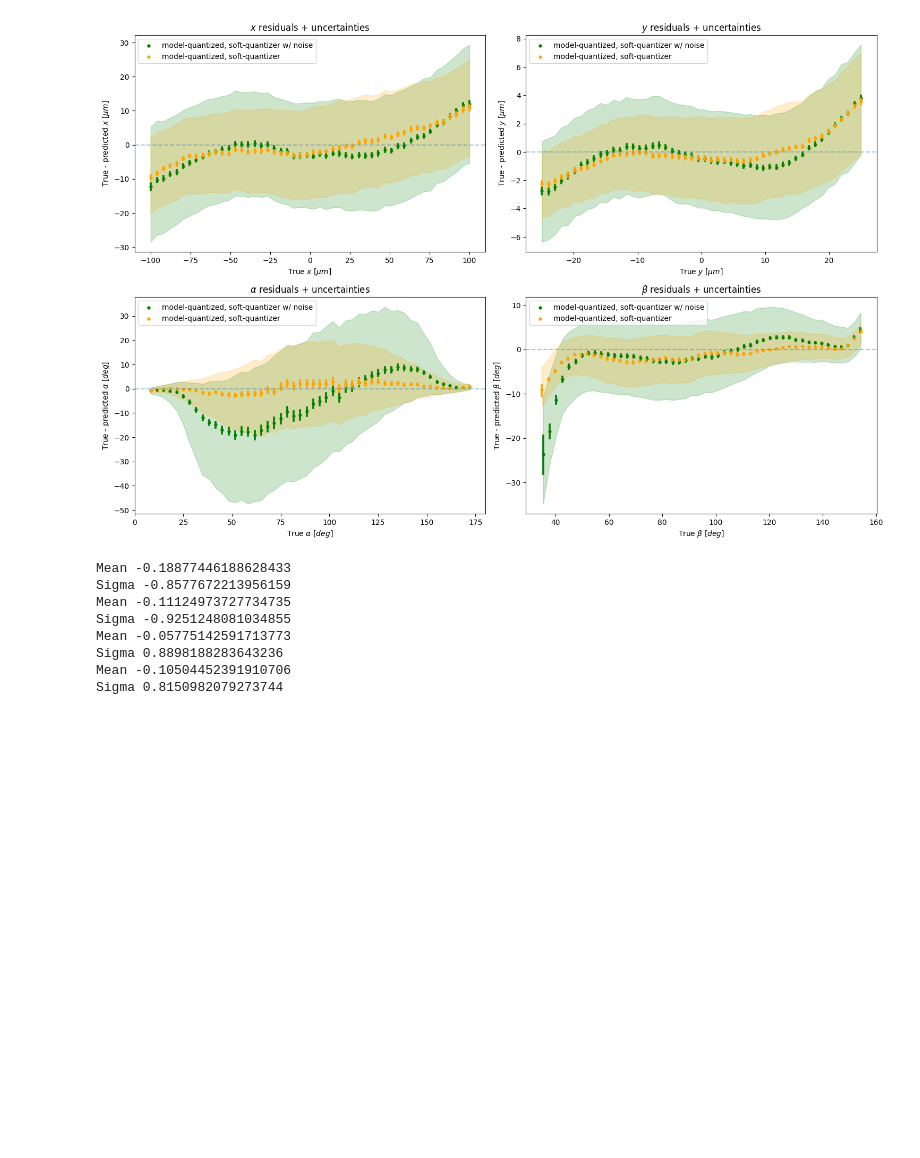
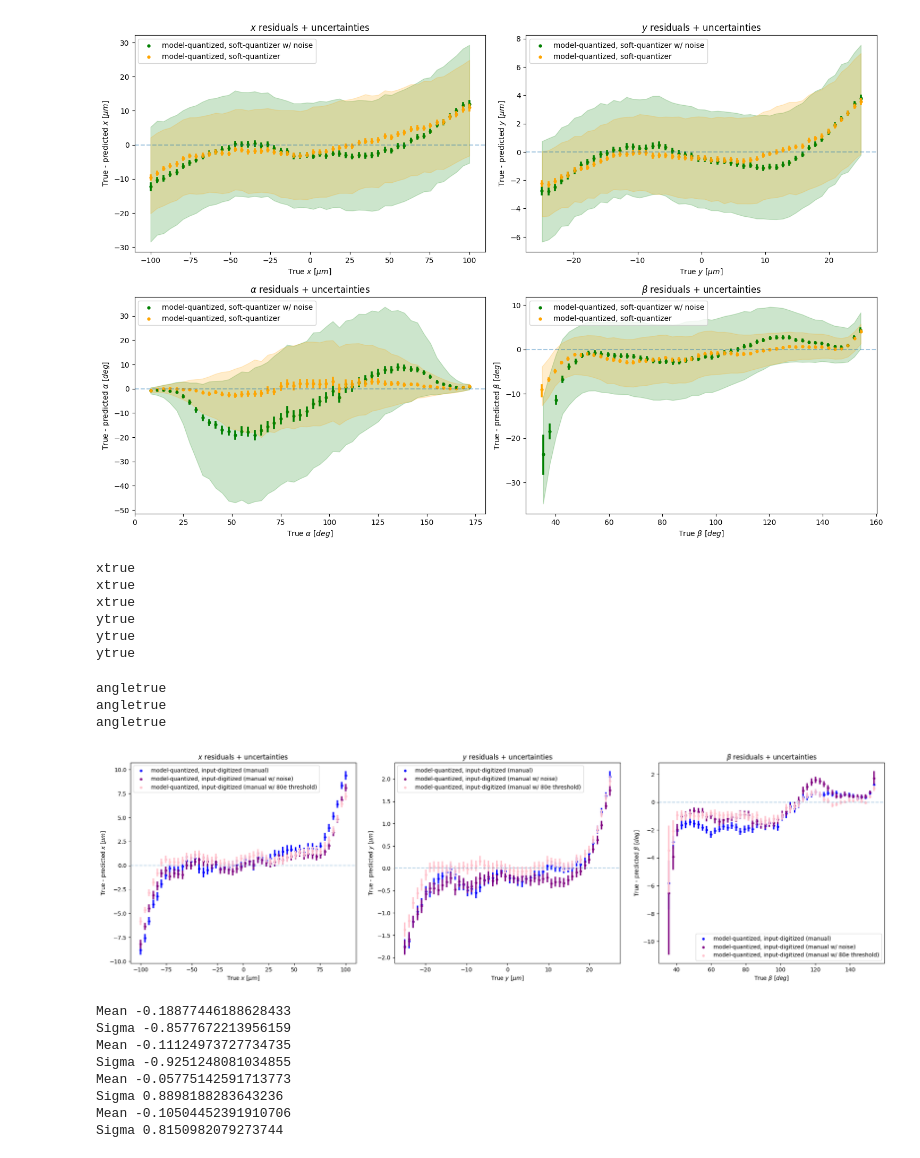
Before and after one commit to davidgjiang/smart-pixels-ml, a Jupyter notebook: performance_plots.ipynb, the cells around one changed output. Cells and saved outputs as stored; diff of their text form; code cells hidden in the pictures; blank space fills up the shorter version.

```diff
--- a/performance_plots.ipynb
+++ b/performance_plots.ipynb
@@ -202,9 +202,9 @@ def residual_plot(ax, thisdf, var1, var2, name, color, label=None, scaling=1.0,
     downbar = []
     for i in range(0,nbins):
         means += [np.mean(thisdf['residual'+var2][(var1_scaled>xmin + i*step) & (var1_scaled<xmin + (i+1)*step)])]
-        upbar += [means[i] + np.mean(thisdf['sigma'+var2][(var1_scaled>xmin + i*step) & (var1_scaled<xmin + (i+1)*step)] * scaling)]
-        downbar += [means[i] - np.mean(thisdf['sigma'+var2][(var1_scaled>xmin + i*step) & (var1_scaled<xmin + (i+1)*step)] * scaling)]
-    ax.fill_between(x=np.linspace(xmin,xmax,nbins),y1=upbar,y2=downbar, alpha=alpha, color=color)
+    #    upbar += [means[i] + np.mean(thisdf['sigma'+var2][(var1_scaled>xmin + i*step) & (var1_scaled<xmin + (i+1)*step)] * scaling)]
+    #    downbar += [means[i] - np.mean(thisdf['sigma'+var2][(var1_scaled>xmin + i*step) & (var1_scaled<xmin + (i+1)*step)] * scaling)]
+    #ax.fill_between(x=np.linspace(xmin,xmax,nbins),y1=upbar,y2=downbar, alpha=alpha, color=color)
 
 pi = 3.14159265359
 
@@ -221,8 +221,8 @@ def residual_plot_deg(ax, thisdf, var1, var2, name, color, label=None, scaling=1
 
     thisdf['angle'] = inverse_cot(thisdf[var2].values * scaling)*180/pi
 
-    thisdf['angleup'] = abs(inverse_cot((thisdf[var2].values + thisdf['sigma'+var2].values) * scaling)*180/pi - thisdf['angle'])
-    thisdf['angledown'] = abs(inverse_cot((thisdf[var2].values - thisdf['sigma'+var2].values) * scaling)*180/pi - thisdf['angle'])
+    #thisdf['angleup'] = abs(inverse_cot((thisdf[var2].values + thisdf['sigma'+var2].values) * scaling)*180/pi - thisdf['angle'])
+    #thisdf['angledown'] = abs(inverse_cot((thisdf[var2].values - thisdf['sigma'+var2].values) * scaling)*180/pi - thisdf['angle'])
     thisdf['angletrue'] = inverse_cot(thisdf[var1].values * scaling)*180/pi
 
     var1 = 'angletrue'
@@ -246,10 +246,10 @@ def residual_plot_deg(ax, thisdf, var1, var2, name, color, label=None, scaling=1
     downbar = []
     for i in range(0,nbins):
         means += [np.mean(thisdf['residual'+var2][(thisdf[var1]>xmin + i*step) & (thisdf[var1]<xmin + (i+1)*step)])]
-        upbar += [means[i] + np.mean(thisdf['angleup'][(thisdf[var1]>xmin + i*step) & (thisdf[var1]<xmin + (i+1)*step)])]
-        downbar += [means[i] - np.mean(thisdf['angledown'][(thisdf[var1]>xmin + i*step) & (thisdf[var1]<xmin + (i+1)*step)])]
+    #    upbar += [means[i] + np.mean(thisdf['angleup'][(thisdf[var1]>xmin + i*step) & (thisdf[var1]<xmin + (i+1)*step)])]
+    #    downbar += [means[i] - np.mean(thisdf['angledown'][(thisdf[var1]>xmin + i*step) & (thisdf[var1]<xmin + (i+1)*step)])]
     #ax.scatter(x=np.linspace(xmin,xmax,nbins),y=means)
-    ax.fill_between(x=np.linspace(xmin,xmax,nbins),y1=upbar,y2=downbar, alpha=alpha, color=color)
+    #ax.fill_between(x=np.linspace(xmin,xmax,nbins),y1=upbar,y2=downbar, alpha=alpha, color=color)
 # %% [markdown]
 ### Residuals vs Truth
 # %%
@@ -297,6 +297,47 @@ angletrue
 angletrue
 angletrue
 [figure]
+# %%
+fig, ax = plt.subplots(1,3, figsize=(20,6))
+
+residual_plot(ax[0], df_1, 'xtrue', 'x', label='model-quantized, input-digitized (manual)', name=r'$x$ $[\mu m]$', color='blue', scaling=99.15601245922858)
+residual_plot(ax[0], df_2, 'xtrue', 'x', label='model-quantized, input-digitized (manual w/ noise)', name=r'$x$ $[\mu m]$', color='purple', scaling=99.15601245922858)
+residual_plot(ax[0], df_3, 'xtrue', 'x', label='model-quantized, input-digitized (manual w/ 80e threshold)', name=r'$x$ $[\mu m]$', color='pink', scaling=99.15601245922858)
+residual_plot(ax[0], df_4, 'xtrue', 'x', label='model-quantized', name=r'$x$ $[\mu m]$', color='green', scaling=99.11786583963806)
+
+ax[0].axhline(alpha=0.4, ls='dashed')
+ax[0].set_title(r'$x$ residuals + uncertainties')
+ax[0].legend(loc='upper left')
+
+residual_plot(ax[1], df_1, 'ytrue', 'y', label='model-quantized, input-digitized (manual)', name=r'$y$ $[\mu m]$', color='blue', scaling=24.802321286614486)
+residual_plot(ax[1], df_2, 'ytrue', 'y', label='model-quantized, input-digitized (manual w/ noise)', name=r'$y$ $[\mu m]$', color='purple', scaling=24.802321286614486)
+residual_plot(ax[1], df_3, 'ytrue', 'y', label='model-quantized, input-digitized (manual w/ 80e threshold)', name=r'$y$ $[\mu m]$', color='pink', scaling=24.802321286614486)
+ax[1].axhline(alpha=0.4, ls='dashed')
+ax[1].set_title(r'$y$ residuals + uncertainties')
+ax[1].legend(loc='upper left')
+
+residual_plot_deg(ax[2], df_1, 'cotBtrue', 'cotB', label='model-quantized, input-digitized (manual)', name=r'$\beta$ $[deg]$', color='blue', scaling=1.8805116636469477)
+residual_plot_deg(ax[2], df_2, 'cotBtrue', 'cotB', label='model-quantized, input-digitized (manual w/ noise)', name=r'$\beta$ $[deg]$', color='purple', scaling=1.8805116636469477)
+residual_plot_deg(ax[2], df_3, 'cotBtrue', 'cotB', label='model-quantized, input-digitized (manual w/ 80e threshold)', name=r'$\beta$ $[deg]$', color='pink', scaling=1.8805116636469477)
+ax[2].axhline(alpha=0.4, ls='dashed')
+ax[2].set_title(r'$\beta$ residuals + uncertainties')
+ax[2].legend(loc='best')
+
+fig.tight_layout(pad=1.0)
+#fig.legend(title='Sensor Geometry [$\mu m^3$]', loc='upper center', ncol=7, bbox_to_anchor=(0.5, 1.03))
+fig.savefig(f'plots/dataset_3src_16x16_plots/performance/residuals_vs_truth-{ts}t-{model}.png',  bbox_inches='tight', dpi=300)
+fig.show()
+# %% [output]
+xtrue
+xtrue
+xtrue
+ytrue
+ytrue
+ytrue
+angletrue
+angletrue
+angletrue
+[figure, added]
 # %%
 def gauss(x, A, mu, sigma):
     return A * np.exp(-(x - mu) ** 2 / (2 * sigma ** 2))
```
Also changed, not shown: parts of 6 cells of this notebook, 40 other files.
